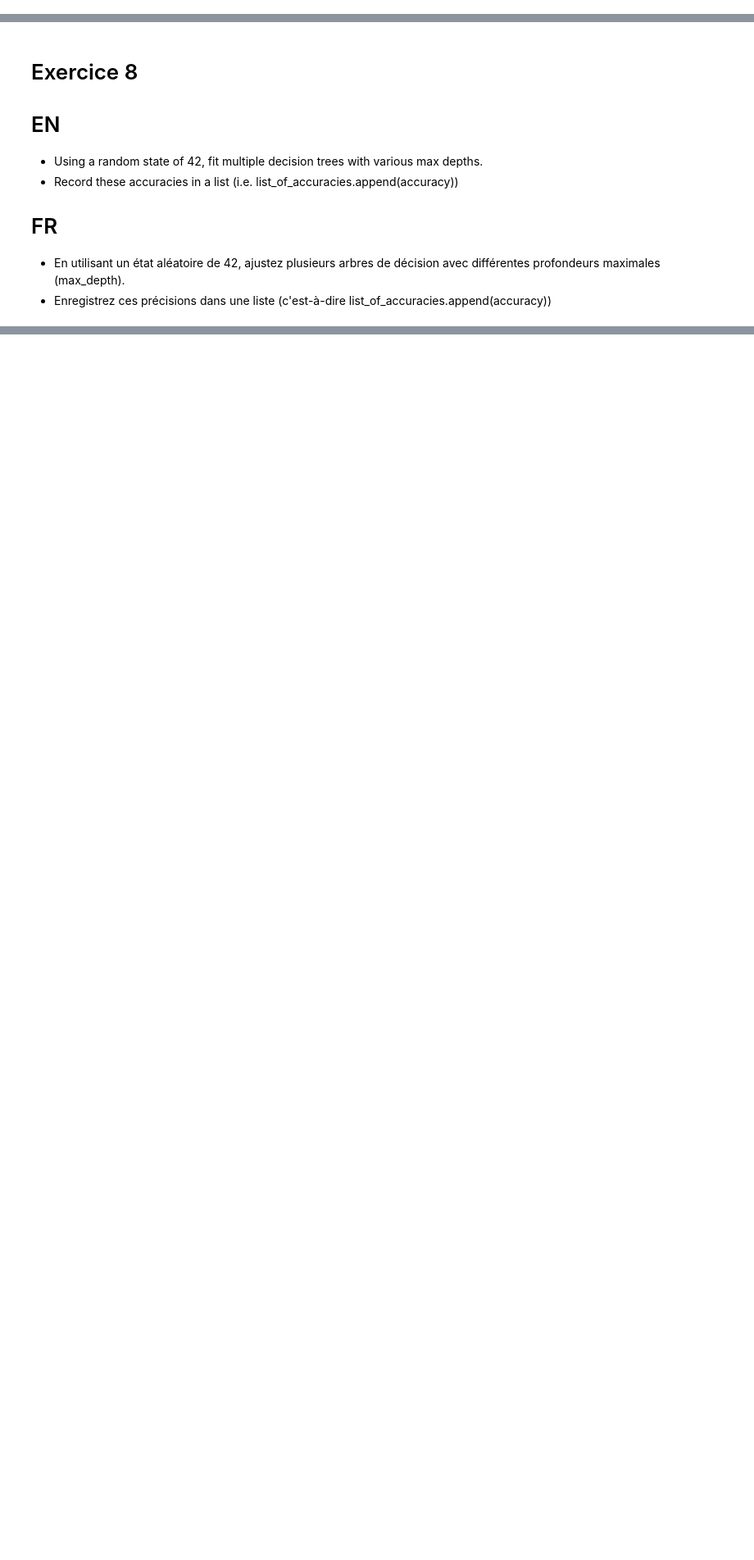
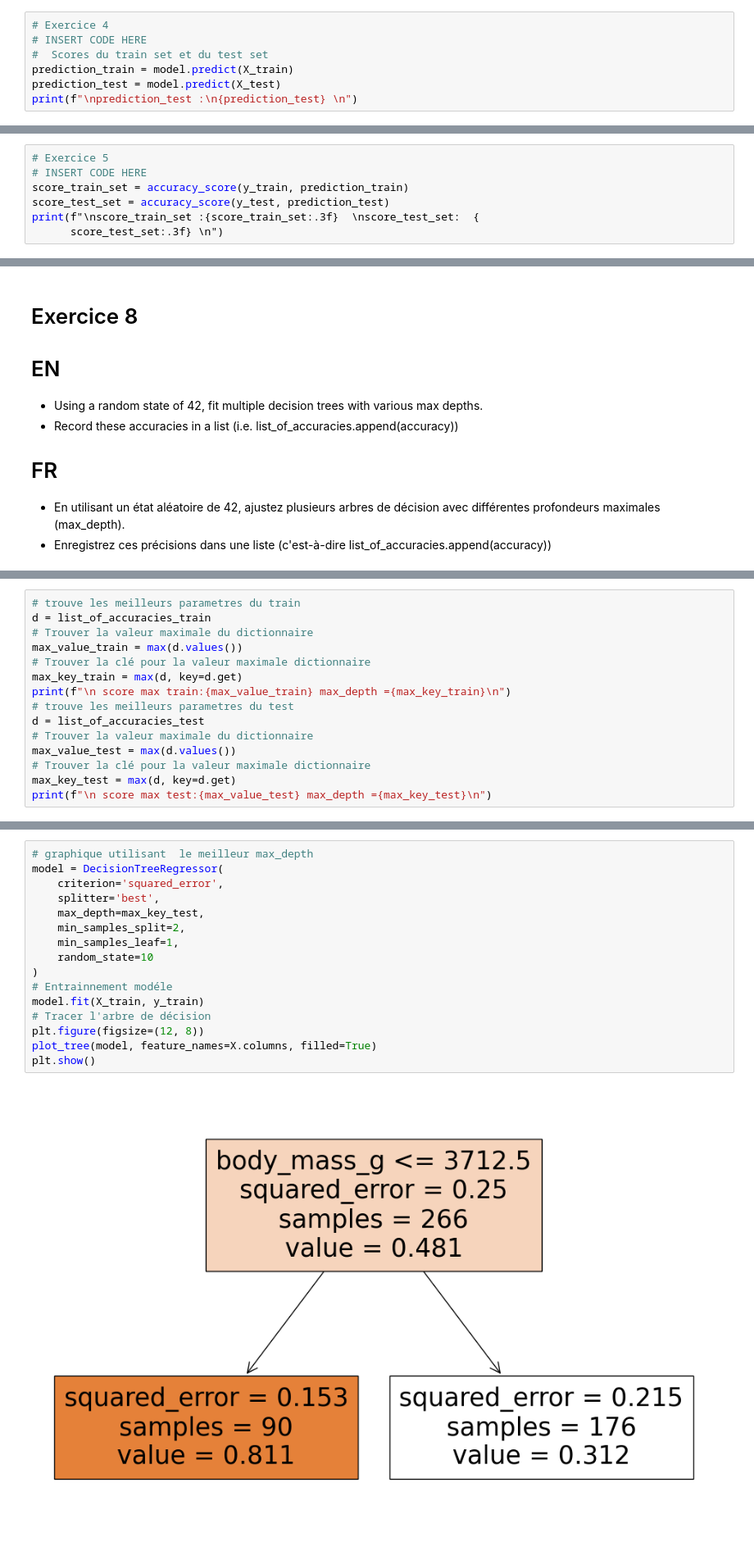
Before and after one commit to bigmoletos/WildCodeSchool_formation_IA_nov2023, a Jupyter notebook: quêtes/Semaine6/FD_2.4_DecisionTrees.ipynb, the cells around one changed output, grey strips where cells are left out. Shown at 82% size. Saved outputs shown, nothing was run; the diff lists cells and outputs as text; blank space fills up the shorter version.

```diff
--- a/quêtes/Semaine6/FD_2.4_DecisionTrees.ipynb
+++ b/quêtes/Semaine6/FD_2.4_DecisionTrees.ipynb
@@ -181,0 +628,7 @@ data
+# %%
+# Exercice 4
+# INSERT CODE HERE
+#  Scores du train set et du test set
+prediction_train = model.predict(X_train)
+prediction_test = model.predict(X_test)
+print(f"\nprediction_test :\n{prediction_test} \n")
@@ -192,0 +647,7 @@ data
+# %%
+# Exercice 5
+# INSERT CODE HERE
+score_train_set = accuracy_score(y_train, prediction_train)
+score_test_set = accuracy_score(y_test, prediction_test)
+print(f"\nscore_train_set :{score_train_set:.3f}  \nscore_test_set:  {
+      score_test_set:.3f} \n")
@@ -267,0 +844,15 @@ for i in range(1, 11):
+# %%
+# trouve les meilleurs parametres du train
+d = list_of_accuracies_train
+# Trouver la valeur maximale du dictionnaire
+max_value_train = max(d.values())
+# Trouver la clé pour la valeur maximale dictionnaire
+max_key_train = max(d, key=d.get)
+print(f"\n score max train:{max_value_train} max_depth ={max_key_train}\n")
+# trouve les meilleurs parametres du test
+d = list_of_accuracies_test
+# Trouver la valeur maximale du dictionnaire
+max_value_test = max(d.values())
+# Trouver la clé pour la valeur maximale dictionnaire
+max_key_test = max(d, key=d.get)
+print(f"\n score max test:{max_value_test} max_depth ={max_key_test}\n")
@@ -267,0 +864,18 @@ for i in range(1, 11):
+# %%
+# graphique utilisant  le meilleur max_depth
+model = DecisionTreeRegressor(
+    criterion='squared_error',
+    splitter='best',
+    max_depth=max_key_test,
+    min_samples_split=2,
+    min_samples_leaf=1,
+    random_state=10
+)
+# Entrainnement modéle
+model.fit(X_train, y_train)
+# Tracer l'arbre de décision
+plt.figure(figsize=(12, 8))
+plot_tree(model, feature_names=X.columns, filled=True)
+plt.show()
+# %% [output]
+[figure, added]
```
Also changed, not shown: parts of 49 cells of this notebook, 1 other file.
